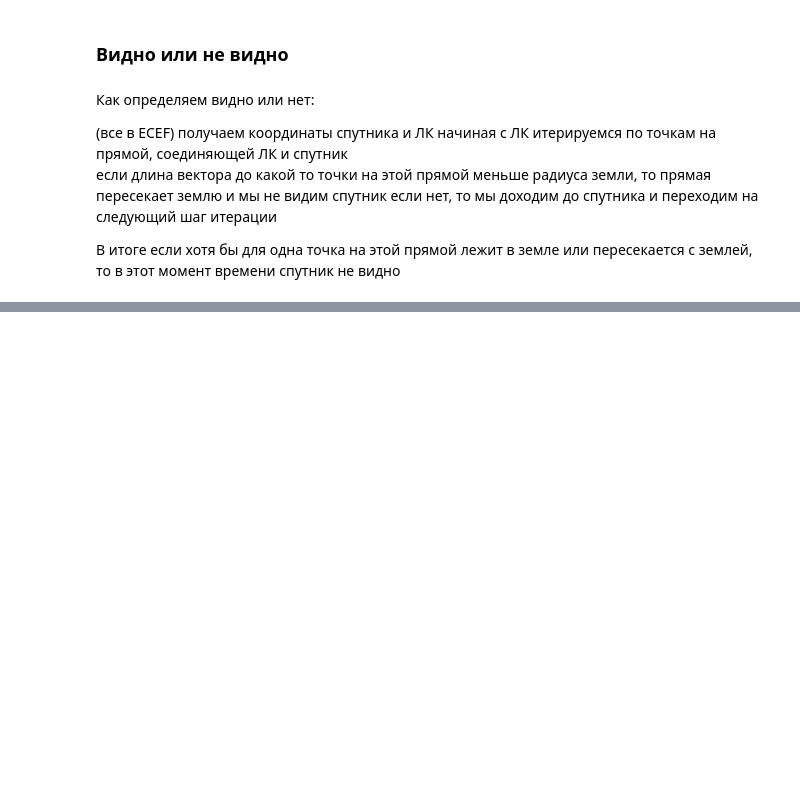
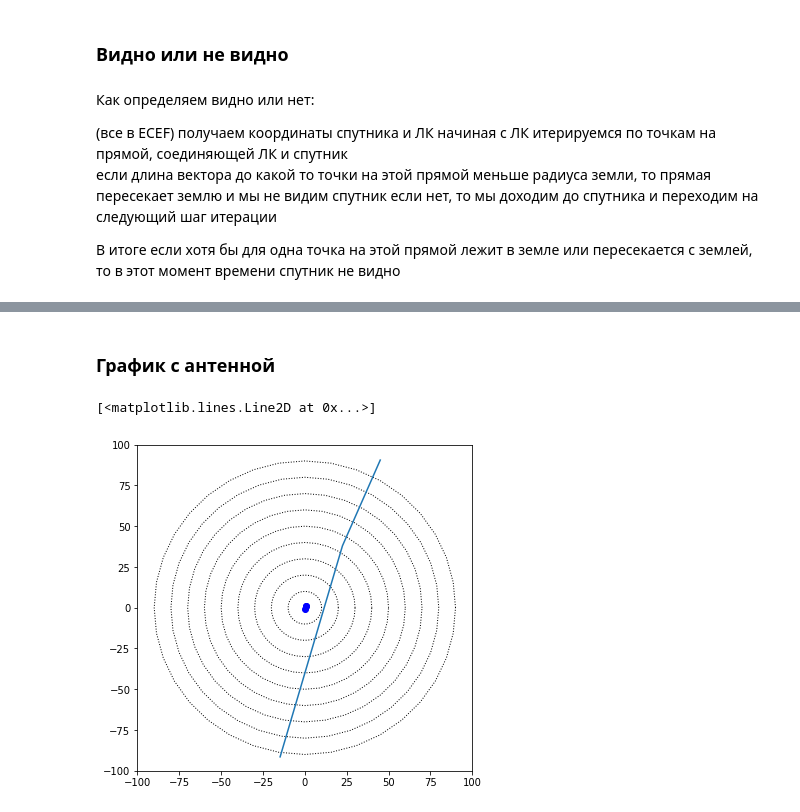
Before and after one commit to ven-shupo/satellite, a Jupyter notebook: lab1/main.ipynb, the cells around one changed output, grey strips where cells are left out. Cells and saved outputs as stored; diff of their text form; code cells hidden in the pictures; blank space fills up the shorter version.

Commit message:
Доделал график, починил орбиту ECI

```diff
--- a/lab1/main.ipynb
+++ b/lab1/main.ipynb
@@ -271,7 +274,0 @@ pd.DataFrame(t_list, ans)
-# %%
-antena_direction = [[],[],[]]
-for v in vectors:
-    for i in range(3):
-        antena_direction[i].append(v[i])
-
-draw_orbit(antena_direction, verbose=False)
@@ -290,0 +275,2 @@ draw_orbit(antena_direction, verbose=False)
+# %% [markdown]
+### График с антенной
@@ -290,0 +310,28 @@ draw_orbit(antena_direction, verbose=False)
+# %%
+lat = 55.930121*math.pi/180  # координаты ЛК: широта
+lon = 37.517991*math.pi/180  # координаты ЛК: долгота
+
+x = []
+y = []
+
+fig=plt.figure(figsize=(6, 6))
+ax = fig.add_subplot(111)
+
+s_x, s_y, s_z = ECEF_orbit[0], ECEF_orbit[1], ECEF_orbit[2]
+for i in range(len(t_list)):
+    s_coords = np.array([s_x[i], s_y[i], s_z[i]])
+
+    if validation(s_coords, LK_ECEF)[0]:
+#         print(t_list[i])
+        antena = get_observation_direction(37.517, 55.93, s_coords)
+        x.append(antena[0]*(90 - 180*antena[2]/math.pi))
+        y.append(antena[1]*(90 - 180*antena[2]/math.pi))
+        plt.plot([antena[0],], [antena[1],], 'bo')
+for h in range(0, 100, 10):
+    draw_circle(h, ax)
+ax.set_xlim([-100, 100])
+ax.set_ylim([-100, 100])
+ax.plot(x, y, zorder=10)
+# %% [output]
+[<matplotlib.lines.Line2D at 0x...>]
+[figure, added]
```
Also changed, not shown: parts of 10 cells of this notebook.
